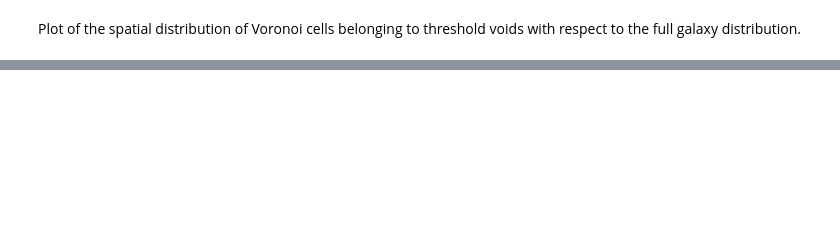
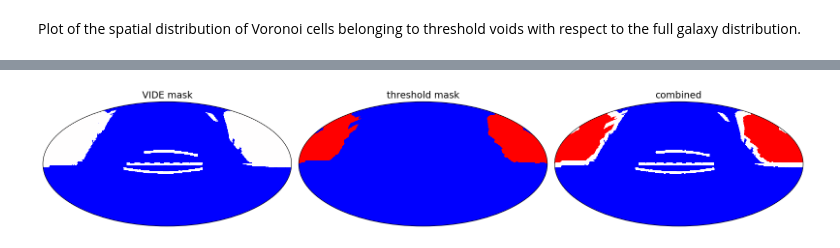
Before and after one commit to Giovanni-Verza/Voronoi_postprocess, a Jupyter notebook: example/lightcone_vide.ipynb, the cells around one changed output, grey strips where cells are left out. Saved outputs shown, nothing was run; the diff lists cells and outputs as text; code cells hidden in the pictures; blank space fills up the shorter version.

```diff
--- a/example/lightcone_vide.ipynb
+++ b/example/lightcone_vide.ipynb
@@ -297,0 +296,41 @@ ax[2].legend()
+# %%
+from healpy.newvisufunc import projview
+
+thr_mask = th_voids.get_values(thr,'angular_mask')
+vide_mask = hp.read_map(vide_path + '/mask_map.fits').astype(np.float32)
+
+cmap = 'bwr'
+norm=1.
+fig = plt.figure(figsize=(16,6))
+projview(
+    vide_mask*norm,
+    title="VIDE mask",
+    min=0.,
+    max=2.,
+    sub=131,
+    cbar=False,
+    cmap=cmap
+);
+
+projview(
+    thr_mask*norm,
+    title="threshold mask",
+    min=0.,
+    max=1.,
+    sub=132,
+    cbar=False,
+    cmap=cmap
+);
+
+projview(
+    (thr_mask + vide_mask)*norm,
+    title="combined",
+    min=0.,
+    max=2.,
+    sub=133,
+    cbar=False,
+    cmap=cmap
+);
+fig.tight_layout()
+# %% [output]
+[figure, added]
```
Also changed, not shown: parts of 4 cells of this notebook, 2 other files.
